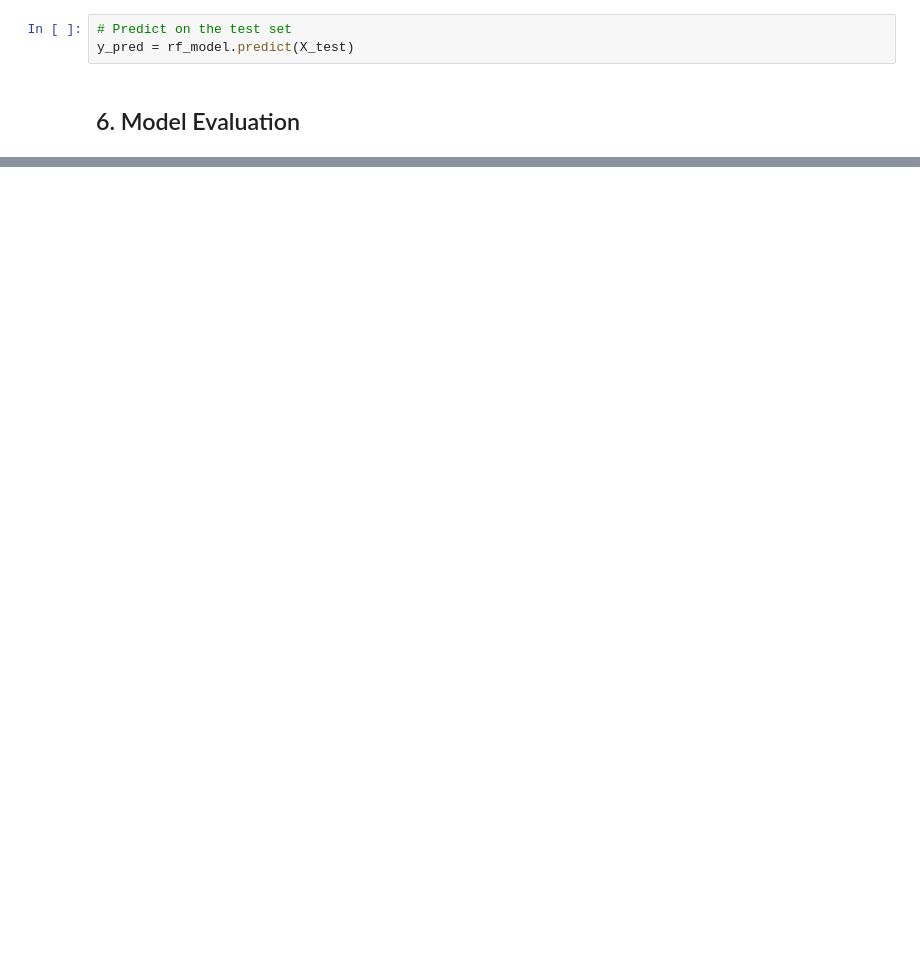
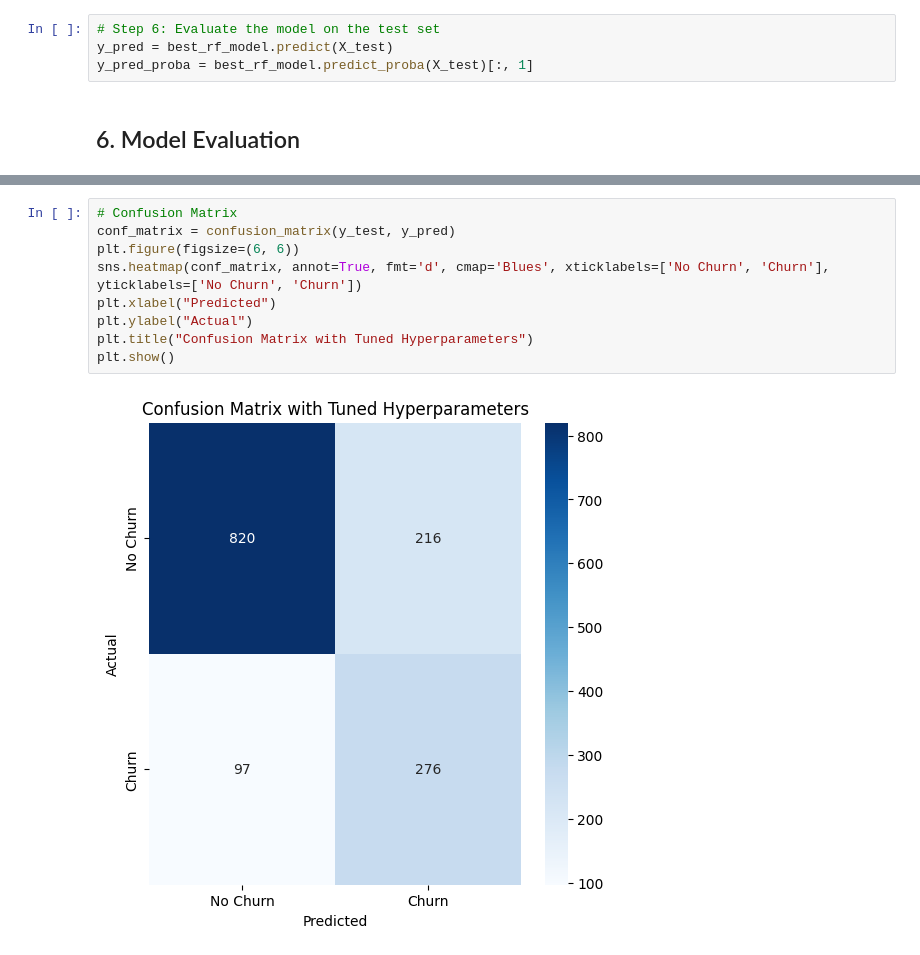
Before and after one commit to bonareri/Machine_Learning_1, a Jupyter notebook: Customer_churn.ipynb, the cells around one changed output, grey strips where cells are left out. Saved outputs shown, nothing was run; the diff lists cells and outputs as text; blank space fills up the shorter version.

```diff
--- a/Customer_churn.ipynb
+++ b/Customer_churn.ipynb
@@ -440,5 +472,6 @@ RandomForestClassifier(random_state=42)
 # %%
-# Predict on the test set
-y_pred = rf_model.predict(X_test)
+# Step 6: Evaluate the model on the test set
+y_pred = best_rf_model.predict(X_test)
+y_pred_proba = best_rf_model.predict_proba(X_test)[:, 1]
 # %% [markdown]
 ## 6. Model Evaluation
@@ -465,0 +495,11 @@ NameError: name 'precision_score' is not defined
+# %%
+# Confusion Matrix
+conf_matrix = confusion_matrix(y_test, y_pred)
+plt.figure(figsize=(6, 6))
+sns.heatmap(conf_matrix, annot=True, fmt='d', cmap='Blues', xticklabels=['No Churn', 'Churn'], yticklabels=['No Churn', 'Churn'])
+plt.xlabel("Predicted")
+plt.ylabel("Actual")
+plt.title("Confusion Matrix with Tuned Hyperparameters")
+plt.show()
+# %% [output]
+[figure, added]
```
Also changed, not shown: parts of 23 cells of this notebook.
